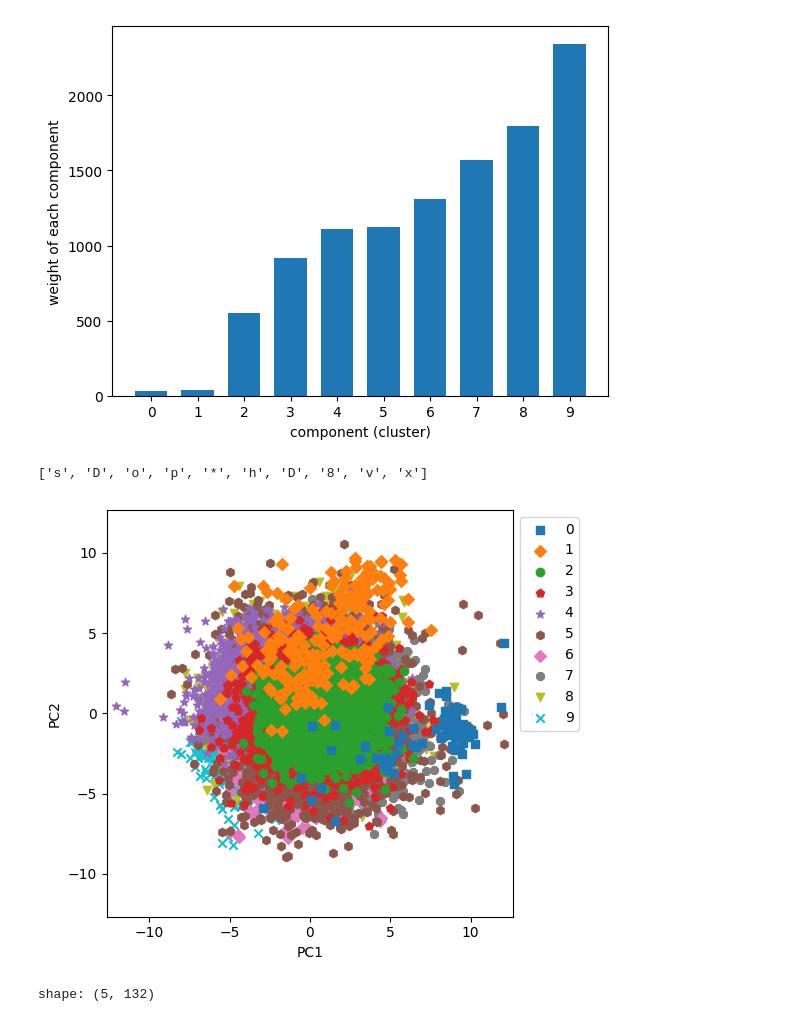
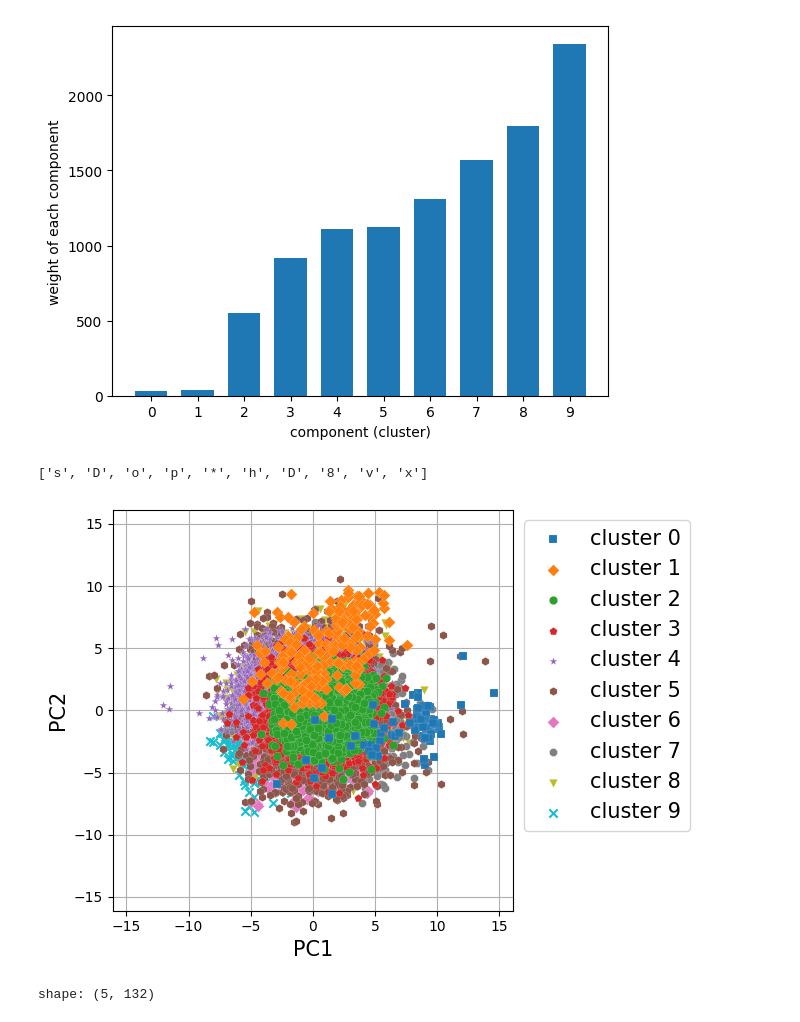
Before and after one commit to RyuichiShinseiB/Feature_extraction, a Jupyter notebook: notebooks/VBGMM_clustering.ipynb, the cells around one changed output. Cells and saved outputs as stored; diff of their text form; code cells hidden in the pictures.

```diff
--- a/notebooks/VBGMM_clustering.ipynb
+++ b/notebooks/VBGMM_clustering.ipynb
@@ -28,7 +28,9 @@ def scatter_each_classes(
     colors: list[str],
     xylabel: tuple[str, str],
     face_color: str='valid',
-    scatter_classes: tuple[int, ...] | None = None
+    scatter_classes: tuple[int, ...] | None = None,
+    fontsize: int = 15,
+    path: str | Path | None = None
 ) -> None:
     labels = np.unique(class_labels) if scatter_classes is None else scatter_classes
     markers = markers if markers is not None else ['o'] * np.unique(class_labels).shape[0]
@@ -41,30 +43,35 @@ def scatter_each_classes(
     if isinstance(colors, matplotlib.colors.LinearSegmentedColormap):
         for l, r in zip(labels, rank):
             if (face_color == 'None') and (markers[l] != 'x'):
-                ax.scatter(data[class_labels==l, 0], data[class_labels==l, 1], edgecolors=colors(l / len(labels)), label=l, marker=markers[l], face_color=face_color, zorder=r)
+                ax.scatter(data[class_labels==l, 0], data[class_labels==l, 1], edgecolors=colors(l / len(labels)), label=f"cluster {l}", marker=markers[l], face_color=face_color, zorder=r)
             else:
-                ax.scatter(data[class_labels==l, 0], data[class_labels==l, 1], c=colors(l / len(labels)), label=l, marker=markers[l], zorder=r)
+                ax.scatter(data[class_labels==l, 0], data[class_labels==l, 1], c=colors(l / len(labels)), label=f"cluster {l}", marker=markers[l], zorder=r)
     else:
         for l, r in zip(labels, rank):
             if (face_color == 'None') and (markers[l] != 'x'):
-                ax.scatter(data[class_labels==l, 0], data[class_labels==l, 1], edgecolors=colors[l], label=l, marker=markers[l], face_color=face_color, zorder=r)
+                ax.scatter(data[class_labels==l, 0], data[class_labels==l, 1], edgecolors="w", linewidths=0.1, label=f"cluster {l}", marker=markers[l], zorder=r)
             else:
-                ax.scatter(data[class_labels==l, 0], data[class_labels==l, 1], c=colors[l], label=l, marker=markers[l], zorder=r)
+                ax.scatter(data[class_labels==l, 0], data[class_labels==l, 1], c=colors[l], label=f"cluster {l}", marker=markers[l], zorder=r)
 
     y_range = ax.get_ylim()
     x_range = ax.get_ylim()
-    max_abs_range = np.max(np.abs((y_range, x_range))) * 1.1
+    max_abs_range = np.max(np.abs((y_range, x_range))) * 1.4
 
     ax.set_ylim(-max_abs_range, max_abs_range)
     ax.set_xlim(-max_abs_range, max_abs_range)
     ax.set_aspect('equal', 'datalim')
 
     ax.set_box_aspect(1)
-    ax.set_xlabel(xylabel[0])
-    ax.set_ylabel(xylabel[1])
-    ax.legend(loc='upper left', bbox_to_anchor=(1,1))
+    ax.set_xlabel(xylabel[0], fontsize=fontsize)
+    ax.set_ylabel(xylabel[1], fontsize=fontsize)
+    ax.legend(fontsize=fontsize, loc='upper left', bbox_to_anchor=(1,1))
+
+    ax.grid(which="major")
+
     fig.tight_layout()
-    plt.show()
+
+    if path is not None:
+        fig.savefig(path, dpi=fig.get_dpi(), bbox_inches="tight")
 # %%
 def concat_images(imgs, n_col, n_row, padding):
     w, h = imgs[0].size
@@ -248,20 +255,23 @@ plt.show()
 # %% [output]
 [figure]
 # %%
-# df_train_clustering = pl.read_csv("/home/shinsei/MyResearchs/feat_extrc/reports/features/SimpleCAE32/2023-07-10/13-09-32/feature_train_data_clustering.csv")
+df_train_clustering = pl.read_csv("/home/shinsei/MyResearchs/feat_extrc/reports/features/SimpleCAE32/2023-07-10/13-09-32/feature_train_data_clustering.csv")
 # scatter_data = df_train_clustering.select([pl.exclude(["dirname", "filename", "filepath", "cluster"])]).to_numpy()
 cluster_labels = df_train_clustering.select(pl.col("cluster")).to_numpy().flatten()
 scatter_each_classes(
     X_train_pca,
     cluster_labels,
     np.arange(0, 10)[::-1],
     markers,
     colors,
-    xylabel=("PC1", "PC2")
+    xylabel=("PC1", "PC2"),
+    face_color="None",
+    fontsize=15,
+    path="../reports/figures/VBGMM/2023-07-10/cluster_images/scatter.jpg"
 )
 # %% [output]
 ['s', 'D', 'o', 'p', '*', 'h', 'D', '8', 'v', 'x']
-[figure, old version]
+[figure, new version]
 # %%
 df_train_clustering.head()
 # %% [output]
```
Also changed, not shown: parts of 1 cell of this notebook, 1 other file.
